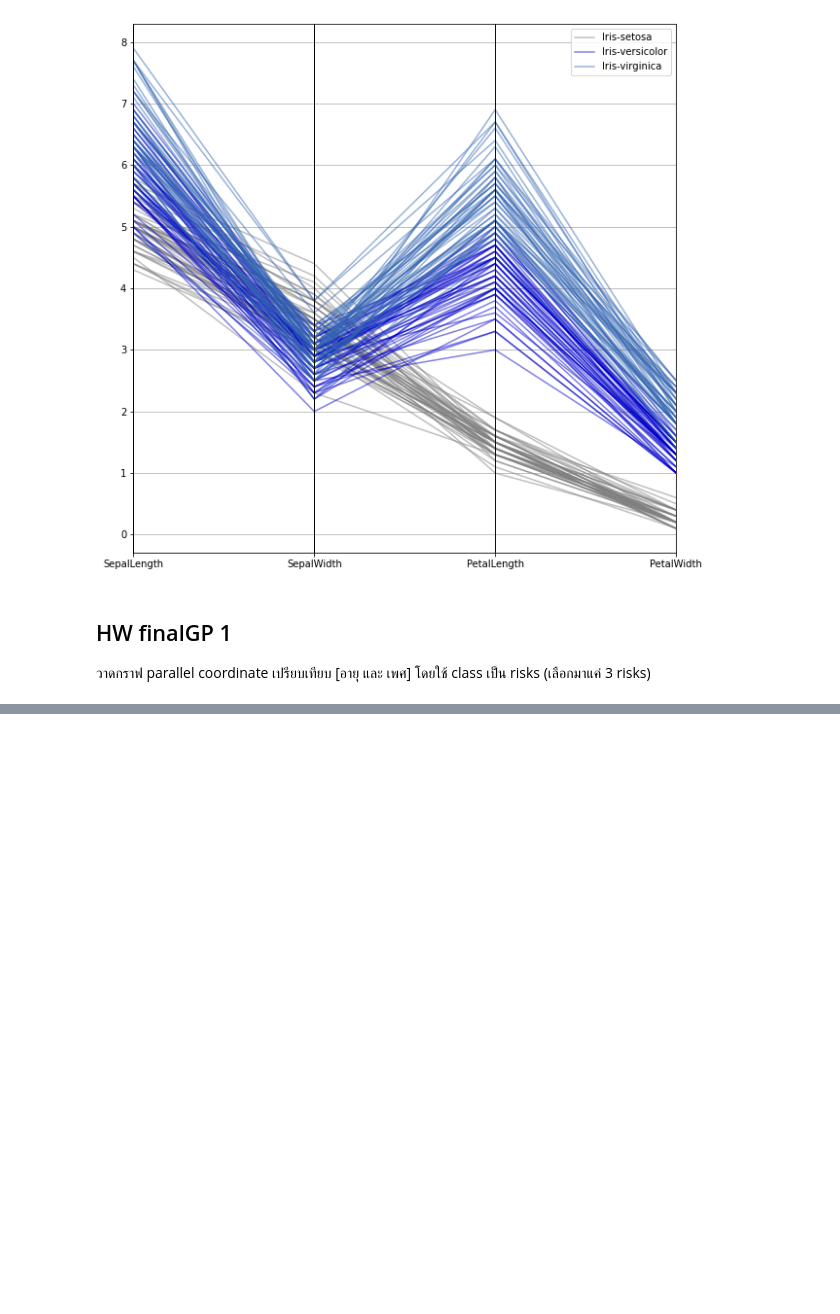
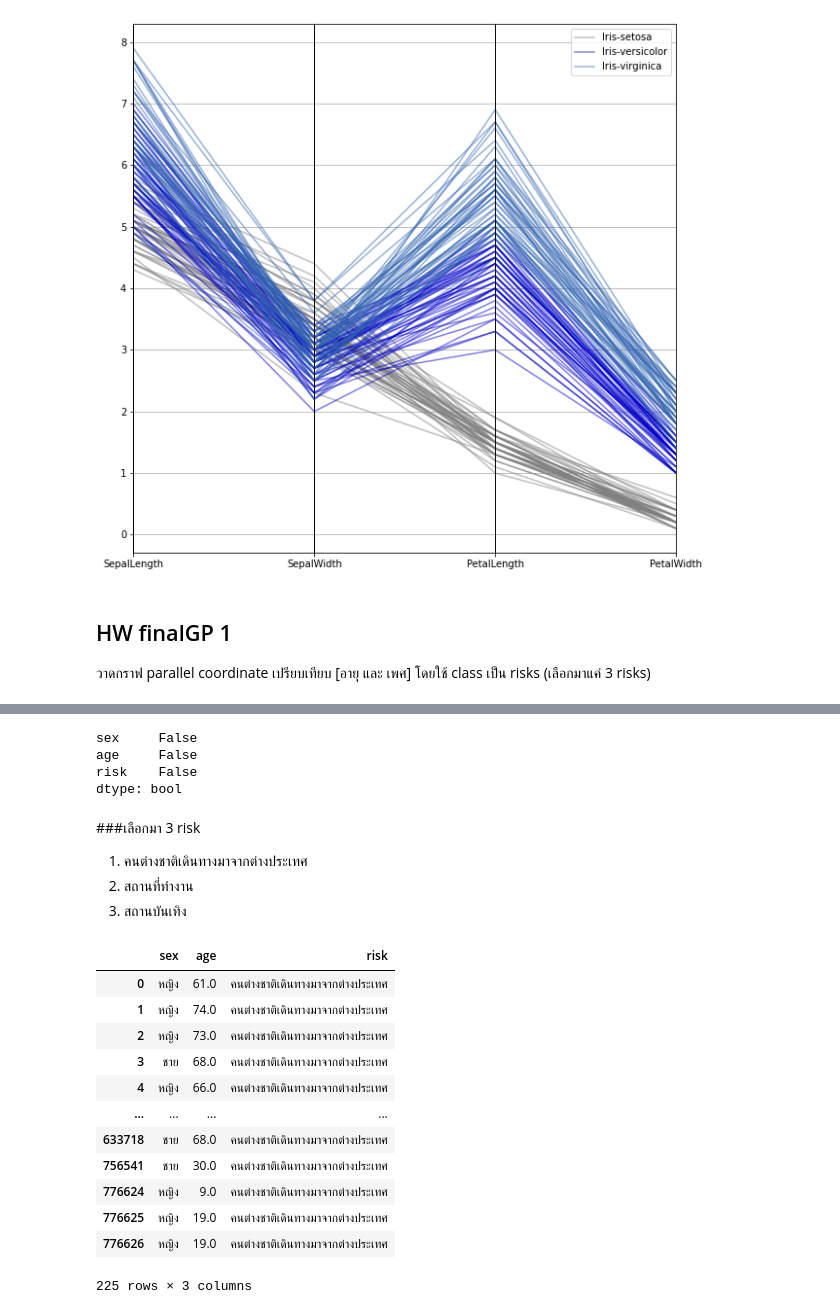
Before and after one commit to SupawadeeKhamthuy/data_viz_2022, a Jupyter notebook: DataViz01_Table_Data.ipynb, the cells around one changed output, grey strips where cells are left out. Drawn from its saved outputs; the diff is of its cells as text; code cells hidden in the pictures; blank space fills up the shorter version.

```diff
--- a/DataViz01_Table_Data.ipynb
+++ b/DataViz01_Table_Data.ipynb
@@ -142,0 +212,29 @@ pd.plotting.parallel_coordinates(df, 'Name', color=[[0.5,0.5,0.5,0.5],[0,0,0.8,0
+# %%
+data_risk.isnull().any() #ตรวจสอบค่า Missing
+# %% [output]
+sex     False
+age     False
+risk    False
+dtype: bool
+# %% [markdown]
+###เลือกมา 3 risk
+1.  คนต่างชาติเดินทางมาจากต่างประเทศ
+2.  สถานที่ทำงาน
+3.  สถานบันเทิง
+# %%
+data_r1 = data_risk[data_risk['risk']== 'คนต่างชาติเดินทางมาจากต่างประเทศ'] #เลือกดูข้อมูลแค่คนต่างชาติเดินทางมาจากต่างประเทศ
+data_r1
+# %% [output]
+|  | sex | age | risk |
+| 0 | หญิง | 61.0 | คนต่างชาติเดินทางมาจากต่างประเทศ |
+| 1 | หญิง | 74.0 | คนต่างชาติเดินทางมาจากต่างประเทศ |
+| 2 | หญิง | 73.0 | คนต่างชาติเดินทางมาจากต่างประเทศ |
+| 3 | ชาย | 68.0 | คนต่างชาติเดินทางมาจากต่างประเทศ |
+| 4 | หญิง | 66.0 | คนต่างชาติเดินทางมาจากต่างประเทศ |
+| ... | ... | ... | ... |
+| 633718 | ชาย | 68.0 | คนต่างชาติเดินทางมาจากต่างประเทศ |
+| 756541 | ชาย | 30.0 | คนต่างชาติเดินทางมาจากต่างประเทศ |
+| 776624 | หญิง | 9.0 | คนต่างชาติเดินทางมาจากต่างประเทศ |
+| 776625 | หญิง | 19.0 | คนต่างชาติเดินทางมาจากต่างประเทศ |
+| 776626 | หญิง | 19.0 | คนต่างชาติเดินทางมาจากต่างประเทศ |
+225 rows × 3 columns
```
Also changed, not shown: parts of 11 cells of this notebook.
